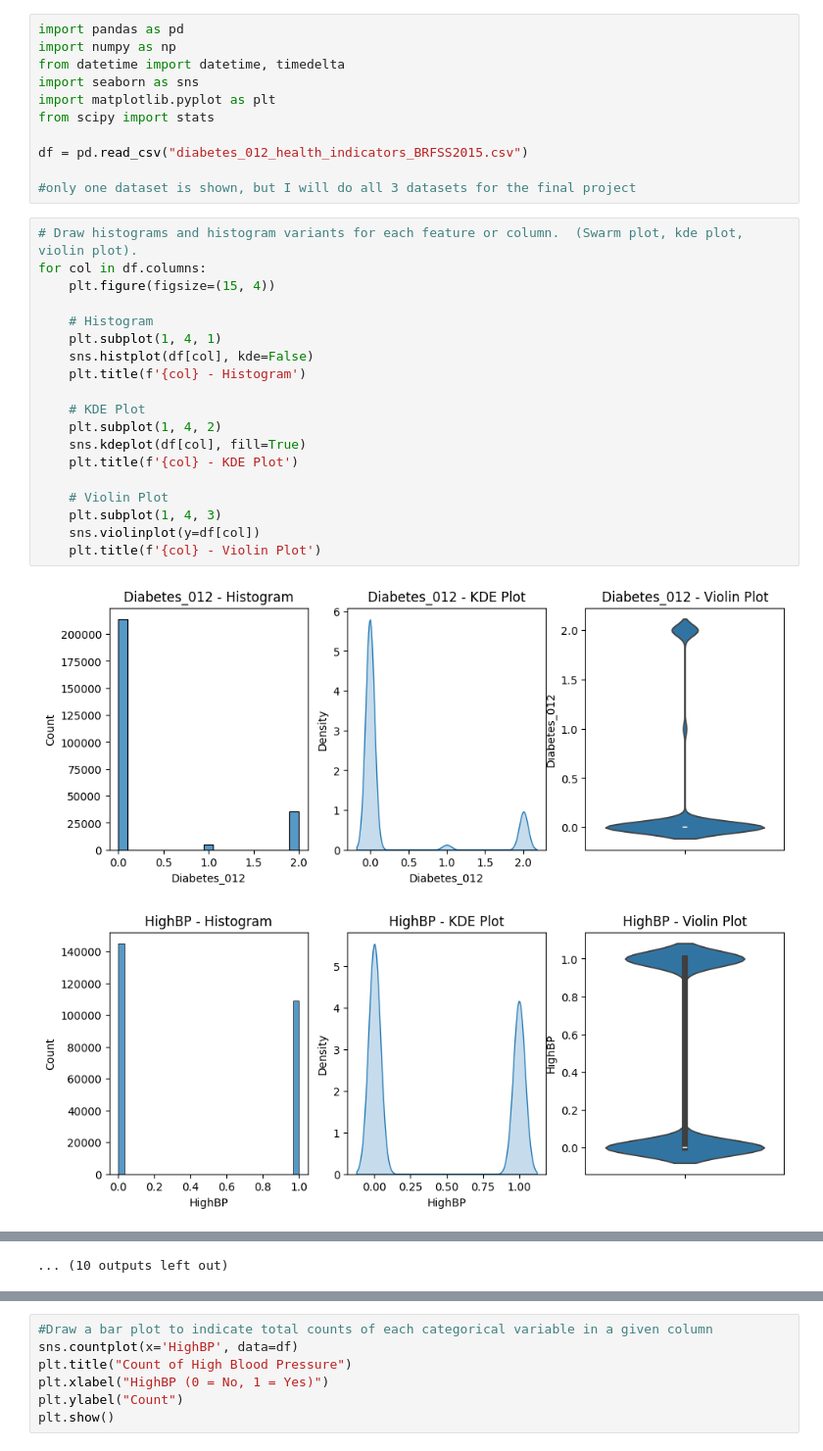
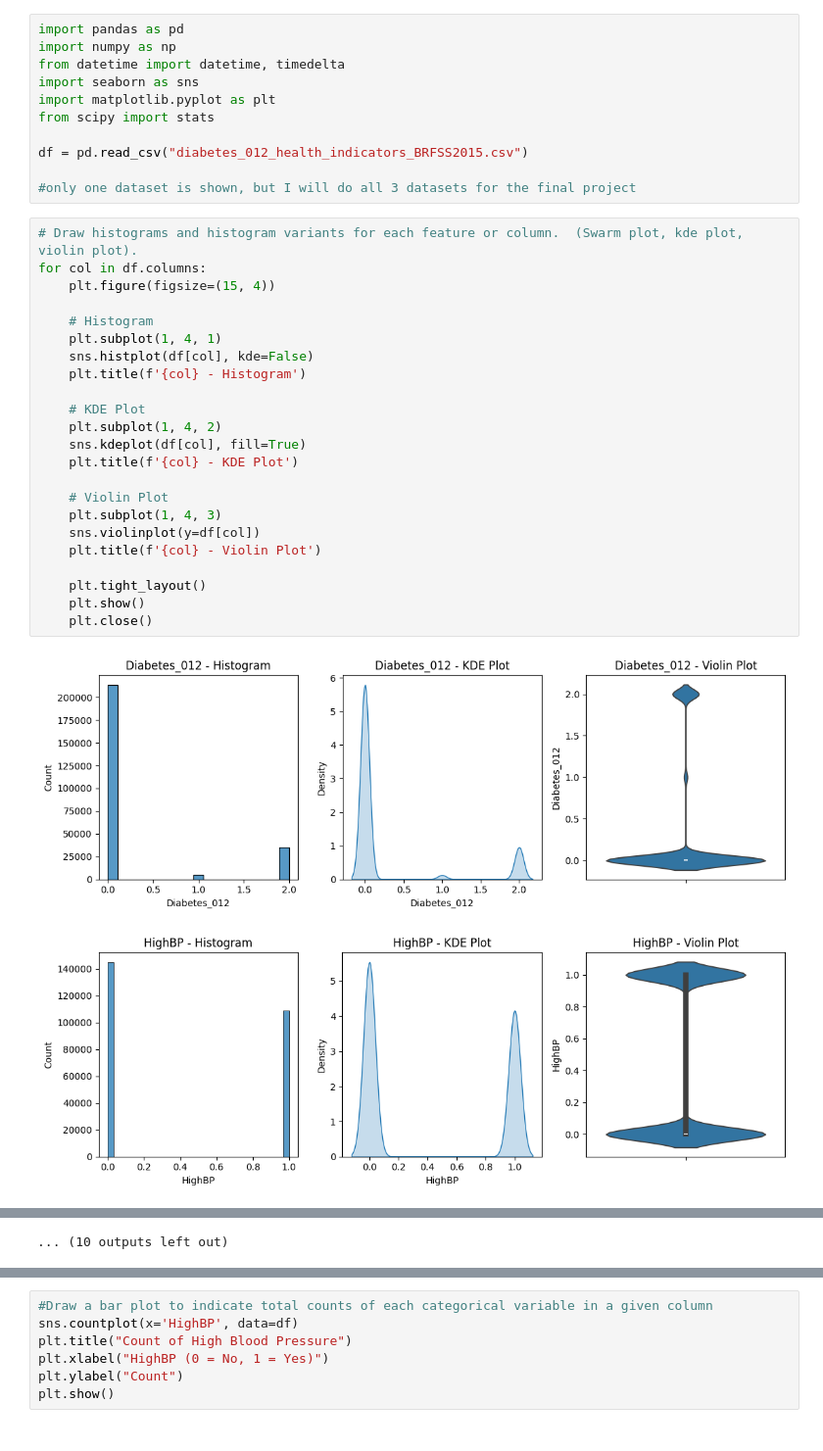
Before and after one commit to rain-dimen/OMDS-ModB2-Milestone3-Dimen-Rain, a Jupyter notebook: Week4.ipynb, the cells around one changed output, grey strips where cells are left out. Shown at 98% size. Cells and saved outputs as stored; diff of their text form.

```diff
--- a/Week4.ipynb
+++ b/Week4.ipynb
@@ -79,22 +79,26 @@ df = pd.read_csv("diabetes_012_health_indicators_BRFSS2015.csv")
 # %%
 # Draw histograms and histogram variants for each feature or column.  (Swarm plot, kde plot, violin plot).
 for col in df.columns:
     plt.figure(figsize=(15, 4))
 
     # Histogram
     plt.subplot(1, 4, 1)
     sns.histplot(df[col], kde=False)
     plt.title(f'{col} - Histogram')
 
     # KDE Plot
     plt.subplot(1, 4, 2)
     sns.kdeplot(df[col], fill=True)
     plt.title(f'{col} - KDE Plot')
 
     # Violin Plot
     plt.subplot(1, 4, 3)
     sns.violinplot(y=df[col])
     plt.title(f'{col} - Violin Plot')
+
+    plt.tight_layout()
+    plt.show()
+    plt.close()
 # %% [output]
-[figure, old version]
+[figure, new version]
-[figure, old version]
+[figure, new version]
```
Also changed, not shown: parts of 2 cells of this notebook.
